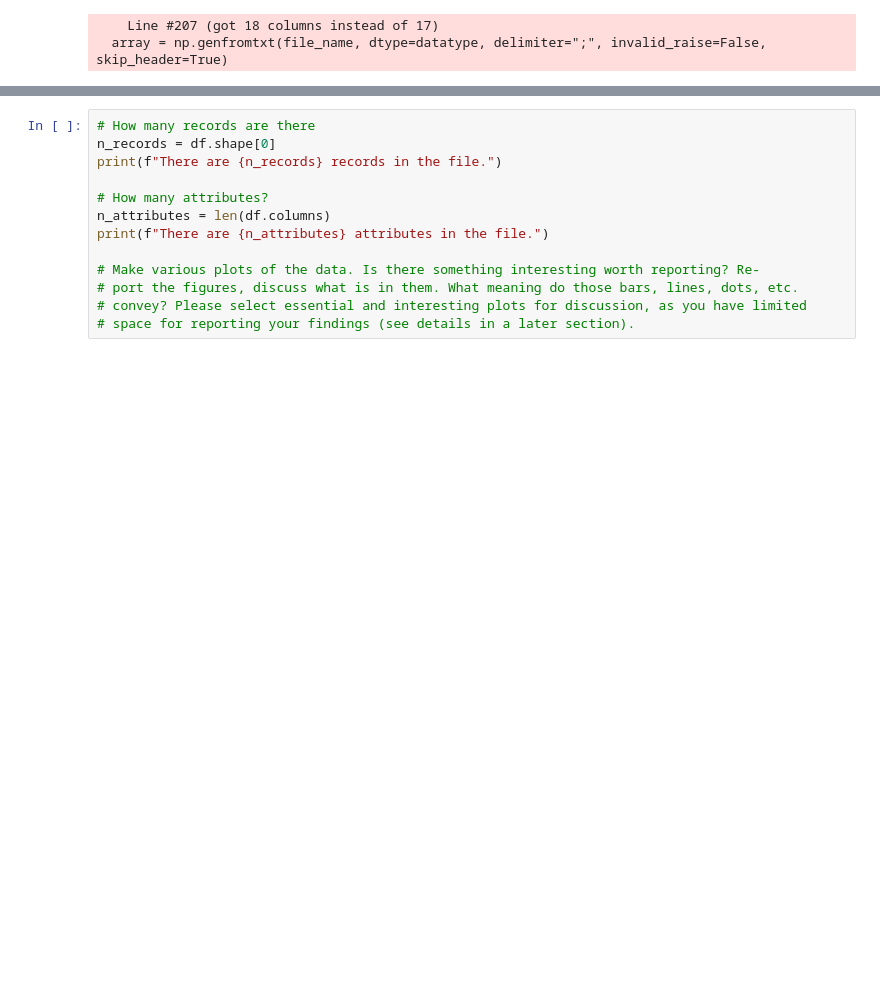
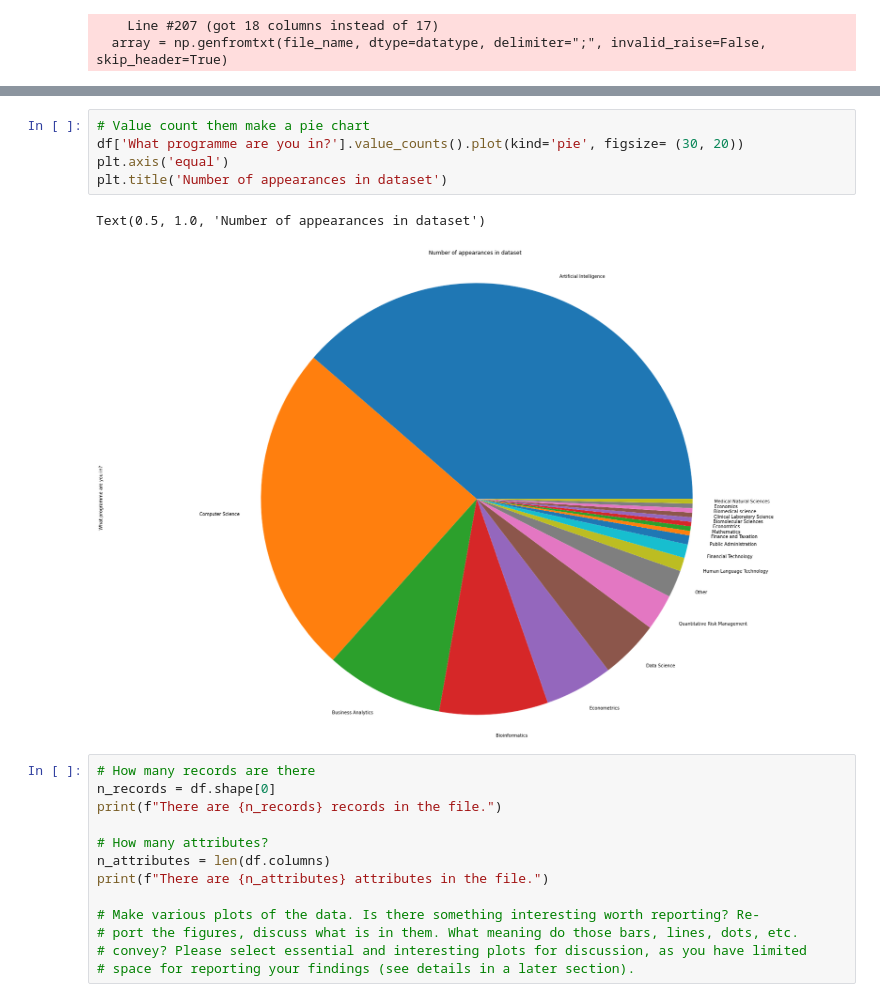
Before and after one commit to sandergs92/dmt-assignment-1, a Jupyter notebook: assignment_1/notebook_1.ipynb, the cells around one changed output, grey strips where cells are left out. Cells and saved outputs as stored; diff of their text form; blank space fills up the shorter version.

```diff
--- a/assignment_1/notebook_1.ipynb
+++ b/assignment_1/notebook_1.ipynb
@@ -258,3 +260,11 @@ None
+# %%
+# Value count them make a pie chart
+df['What programme are you in?'].value_counts().plot(kind='pie', figsize= (30, 20))
+plt.axis('equal')
+plt.title('Number of appearances in dataset')
+# %% [output]
+Text(0.5, 1.0, 'Number of appearances in dataset')
+[figure, added]
 # %%
 # How many records are there
 n_records = df.shape[0]
```
Also changed, not shown: parts of 7 cells of this notebook.
